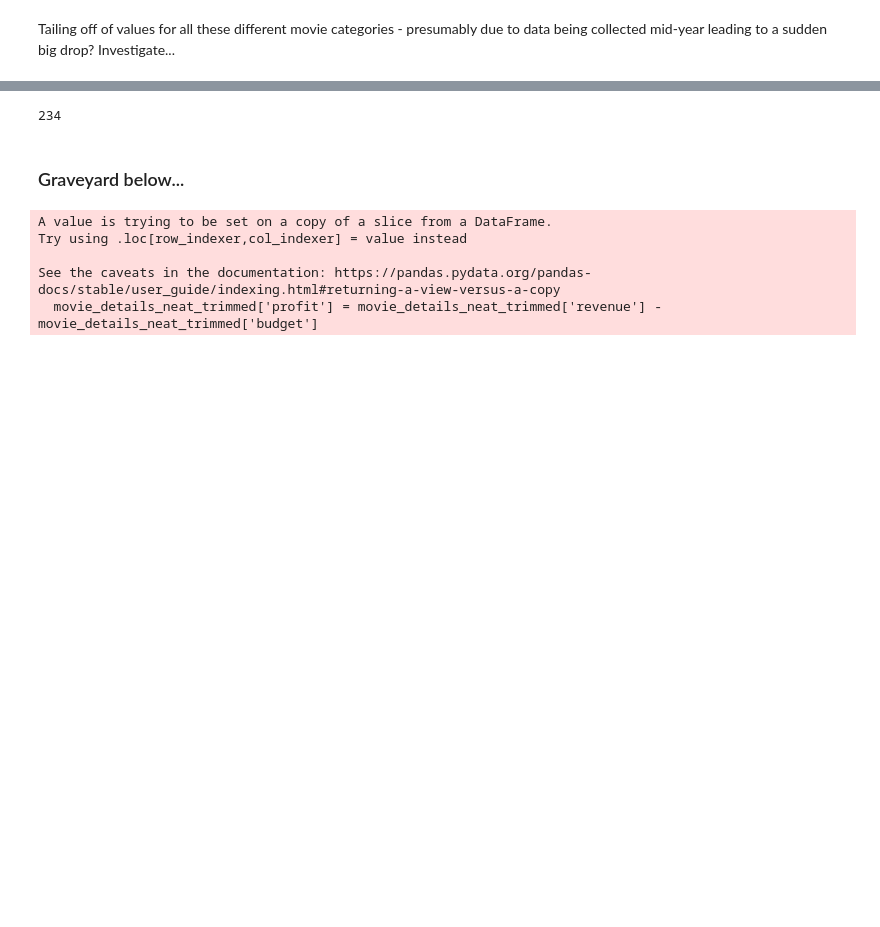
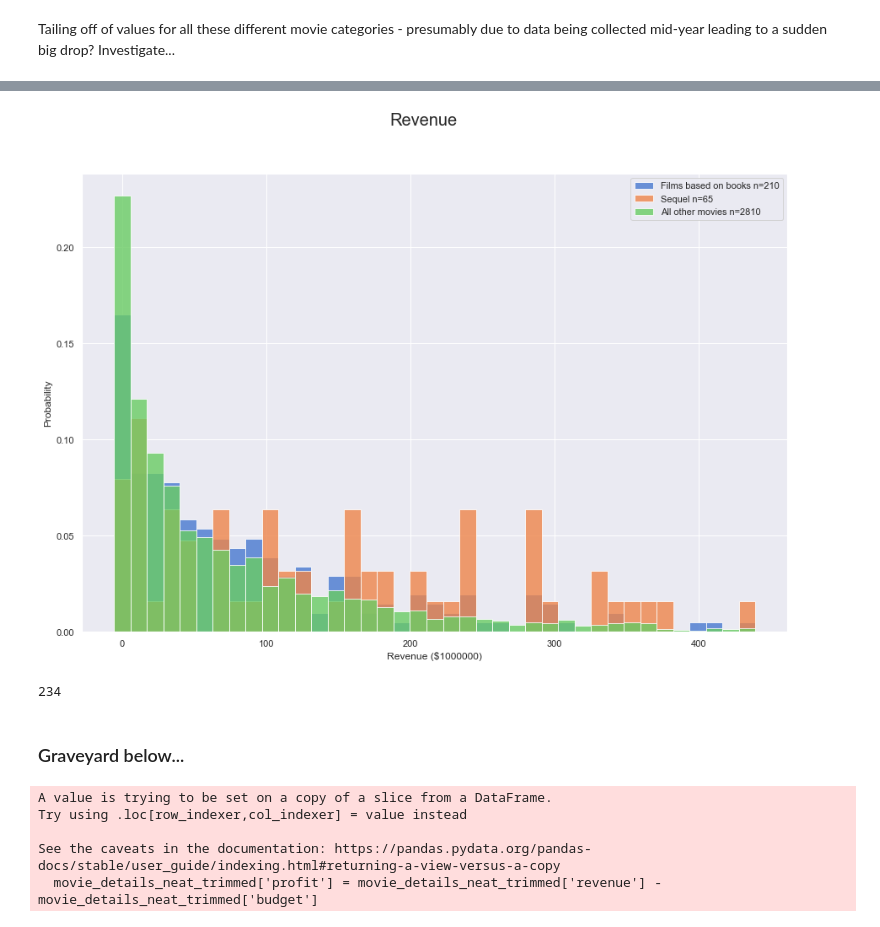
Before and after one commit to dluo96/datatonic-challenge, a Jupyter notebook: data-visualisation/Category_plots.ipynb, the cells around one changed output, grey strips where cells are left out. Saved outputs shown, nothing was run; the diff lists cells and outputs as text; code cells hidden in the pictures; blank space fills up the shorter version.

```diff
--- a/data-visualisation/Category_plots.ipynb
+++ b/data-visualisation/Category_plots.ipynb
@@ -136,3 +123,35 @@ Tailing off of values for all these different movie categories - presumably due
+# %%
+#Histograms for choice...
+quantz = [0.01, 0.99]
+numbins = 40
+alphaval=0.8
+bedges = revenue_scaled.quantile([quantz[0], quantz[1]])
+bedges = np.linspace(bedges[quantz[0]],bedges[quantz[1]],numbins)
+
+f, (axes) = plt.subplots(1,1, figsize=(15,10))
+hist, bins = np.histogram(revenue_scaled.loc[trim_book_inds],
+                         bins=bedges)
+axes.bar(bins[:-1], hist.astype(np.float32) / hist.sum(), width=(bins[1]-bins[0]),
+        alpha=alphaval)
+
+hist, bins = np.histogram(revenue_scaled.loc[trim_sequel_inds],
+                          bins=bedges)
+axes.bar(bins[:-1], hist.astype(np.float32) / hist.sum(), width=(bins[1]-bins[0]),
+        alpha=alphaval)
+
+hist, bins = np.histogram(revenue_scaled.loc[trim_notbook_notsequel_inds],
+                         bins=bedges)
+axes.bar(bins[:-1], hist.astype(np.float32) / hist.sum(), width=(bins[1]-bins[0]),
+        alpha=alphaval)
+axes.set_xlabel('Revenue ($%d)' % (scalefactor))
+axes.set_ylabel('Probability')
+f.suptitle('%s' % ('Revenue'), fontsize=20)
+axes.legend(["Films based on books n=%d" % (len(trim_book_inds)),
+            "Sequel n=%d" % (len(trim_sequel_inds)),
+            "All other movies n=%d" % (len(trim_notbook_notsequel_inds))]);
+plt.savefig(cwd+plots_dir+"categoryplots_revenue-normhist_books-sequels-other.png")
+# %% [output]
+[figure, added]
 # %%
 len(book_inds)
 # %% [output]
```
Also changed, not shown: parts of 9 cells of this notebook, 2 other files.
